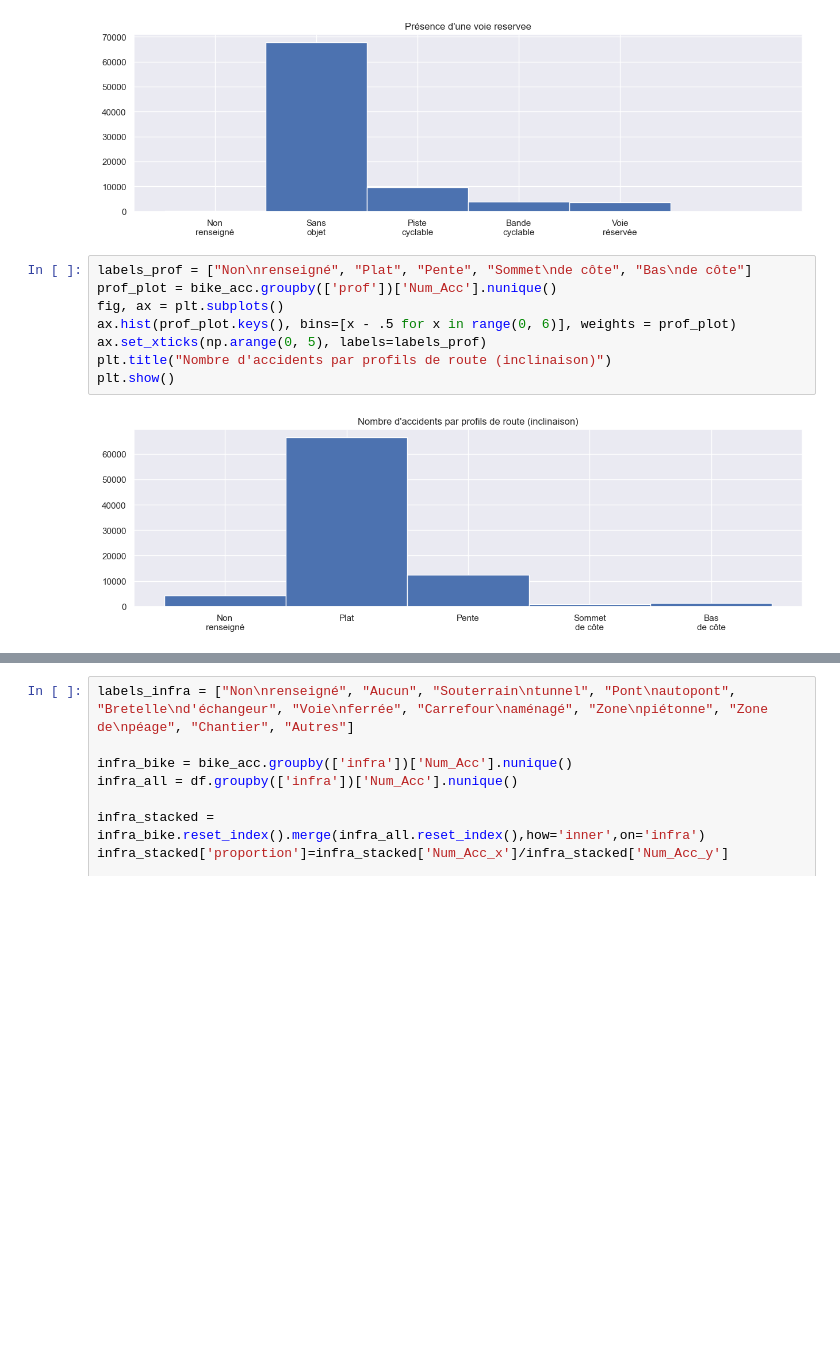
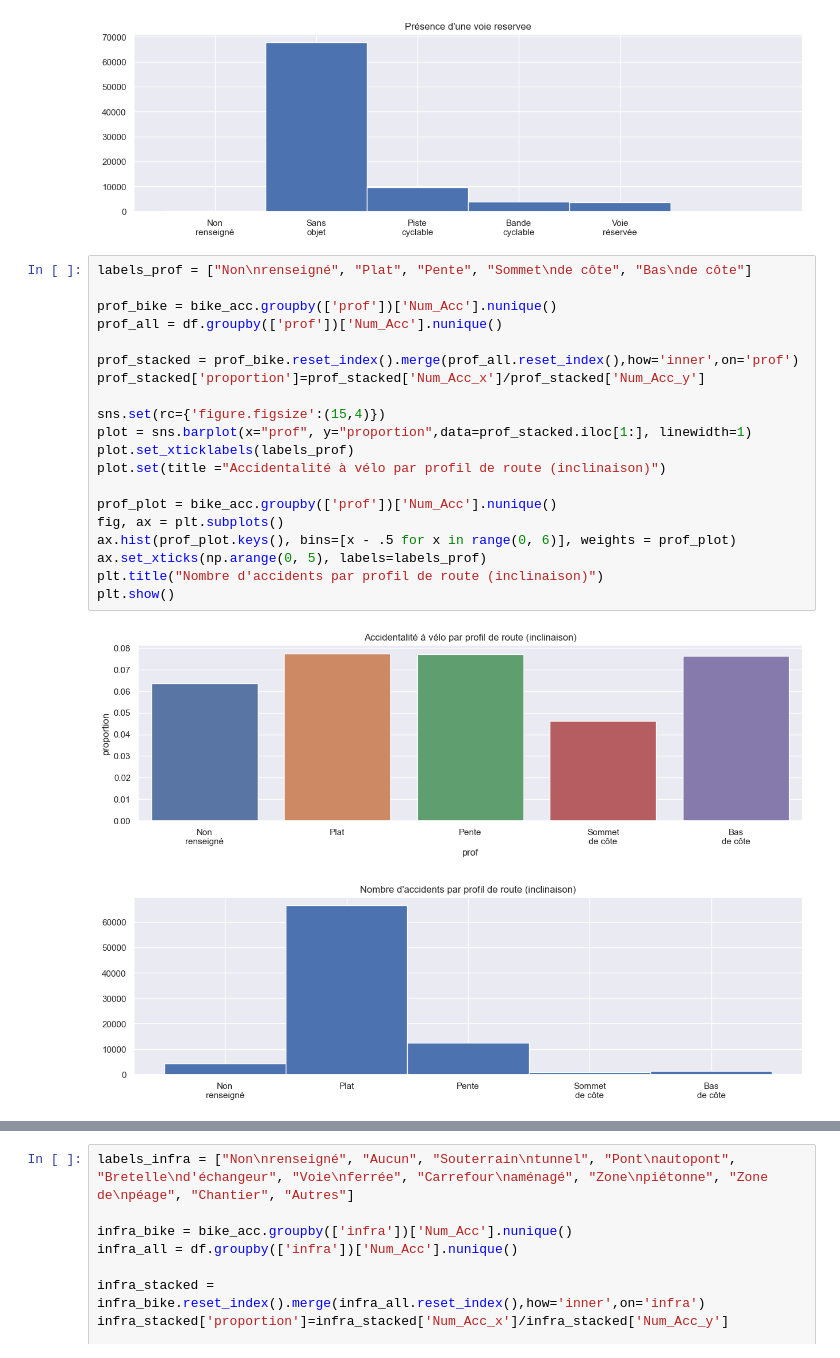
Before and after one commit to gauthgoth/Challenge---Etudes-de-Cas, a Jupyter notebook: data_vis_alex_final.ipynb, the cells around one changed output, grey strips where cells are left out. Drawn from its saved outputs; the diff is of its cells as text; blank space fills up the shorter version.

Commit message:
Ajout accidentalite vs plan et prof

```diff
--- a/data_vis_alex_final.ipynb
+++ b/data_vis_alex_final.ipynb
@@ -218,12 +217,25 @@ plt.show()
 [figure]
 # %%
 labels_prof = ["Non\nrenseigné", "Plat", "Pente", "Sommet\nde côte", "Bas\nde côte"]
+
+prof_bike = bike_acc.groupby(['prof'])['Num_Acc'].nunique()
+prof_all = df.groupby(['prof'])['Num_Acc'].nunique()
+
+prof_stacked = prof_bike.reset_index().merge(prof_all.reset_index(),how='inner',on='prof')
+prof_stacked['proportion']=prof_stacked['Num_Acc_x']/prof_stacked['Num_Acc_y']
+
+sns.set(rc={'figure.figsize':(15,4)})
+plot = sns.barplot(x="prof", y="proportion",data=prof_stacked.iloc[1:], linewidth=1)
+plot.set_xticklabels(labels_prof)
+plot.set(title ="Accidentalité à vélo par profil de route (inclinaison)")
+
 prof_plot = bike_acc.groupby(['prof'])['Num_Acc'].nunique()
 fig, ax = plt.subplots()
 ax.hist(prof_plot.keys(), bins=[x - .5 for x in range(0, 6)], weights = prof_plot)
 ax.set_xticks(np.arange(0, 5), labels=labels_prof)
-plt.title("Nombre d'accidents par profils de route (inclinaison)")
+plt.title("Nombre d'accidents par profil de route (inclinaison)")
 plt.show()
 # %% [output]
-[figure, old version]
+[figure, new version]
+[figure, added]
 # %%
```
Also changed, not shown: parts of 3 cells of this notebook.
